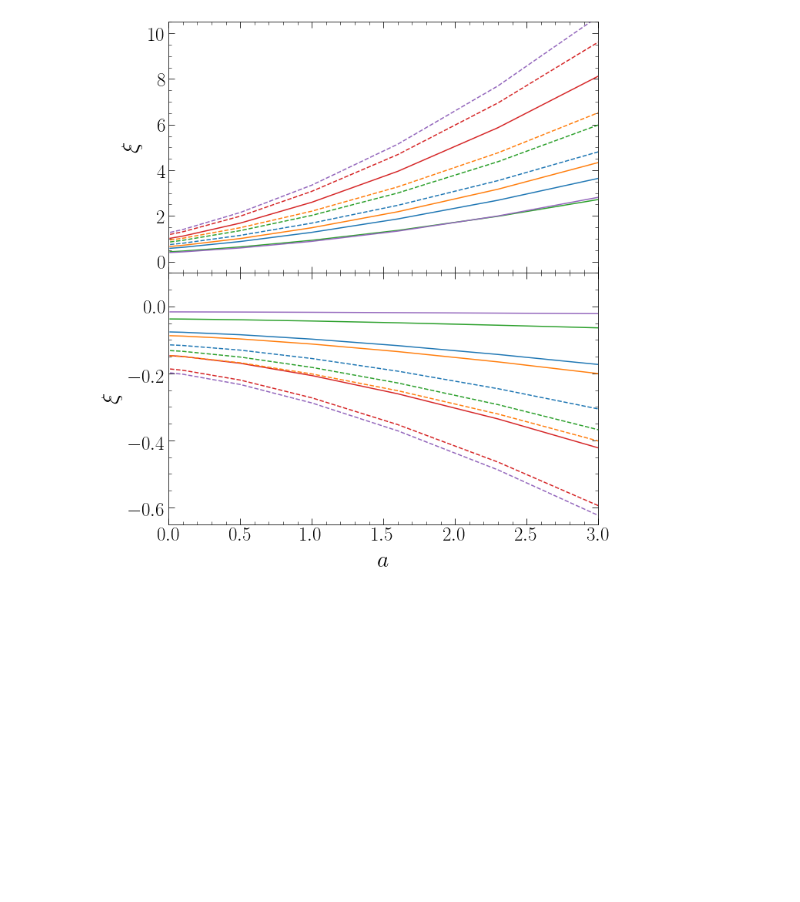
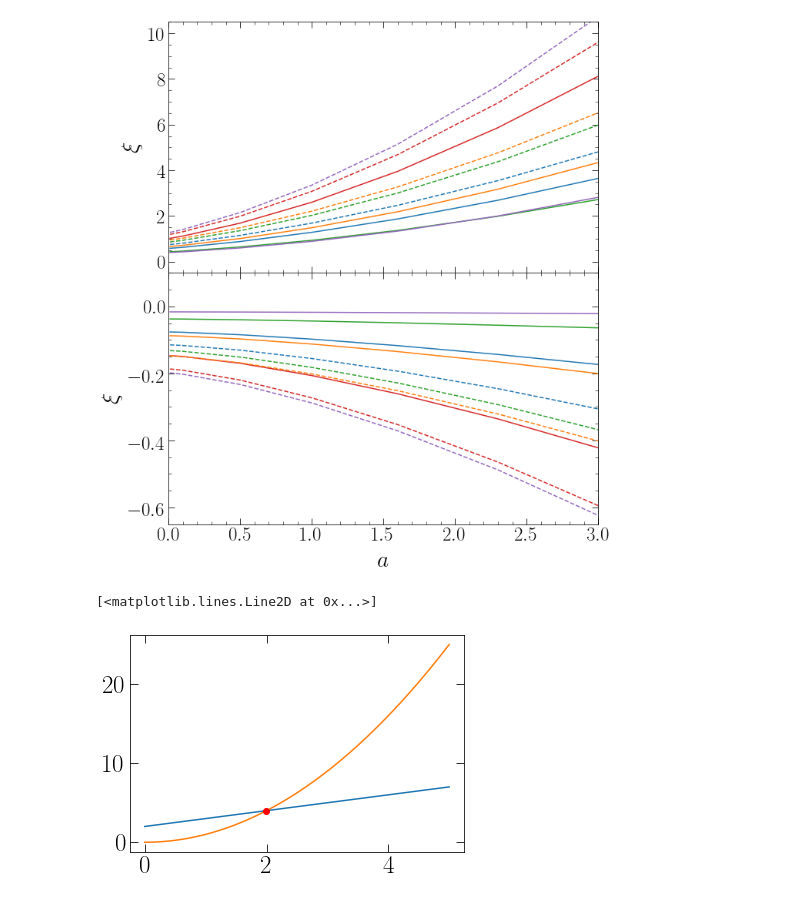
Before and after one commit to ryxxastroat/stgbns, a Jupyter notebook: figdata/phic.ipynb, the cells around one changed output. Saved outputs shown, nothing was run; the diff lists cells and outputs as text; code cells hidden in the pictures; blank space fills up the shorter version.

```diff
--- a/figdata/phic.ipynb
+++ b/figdata/phic.ipynb
@@ -272,3 +319,16 @@ plt.savefig("fig_lin2.pdf", format='pdf', bbox_inches="tight")
 plt.show()
 # %% [output]
 [figure]
+# %%
+x=np.linspace(0,5,50)
+y1=x+2
+y2=x**2
+plt.plot(x,y1)
+plt.plot(x,y2)
+line1=LineString(np.column_stack((x,y1)))
+line2=LineString(np.column_stack((x,y2)))
+intersection=line1.intersection(line2)
+plt.plot(*intersection.xy,'ro')
+# %% [output]
+[<matplotlib.lines.Line2D at 0x...>]
+[figure, added]
```
Also changed, not shown: parts of 2 cells of this notebook, 1 other file.
